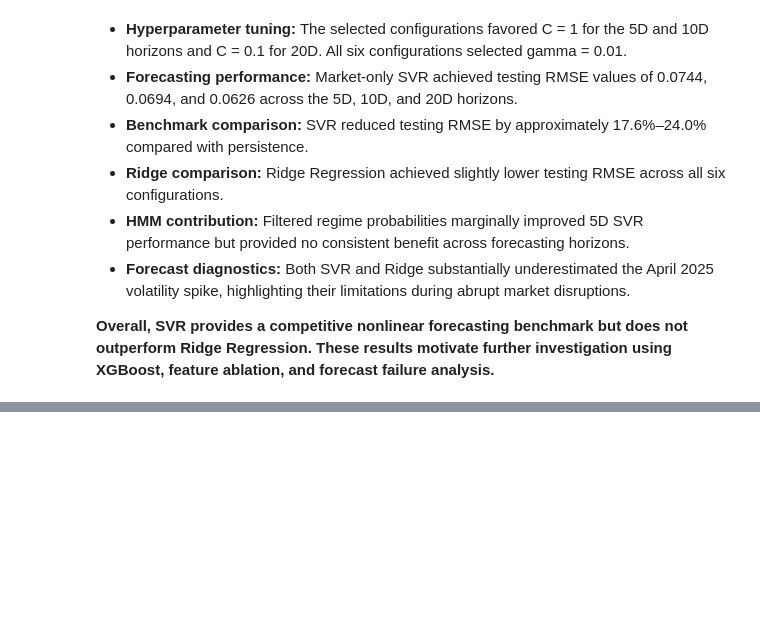
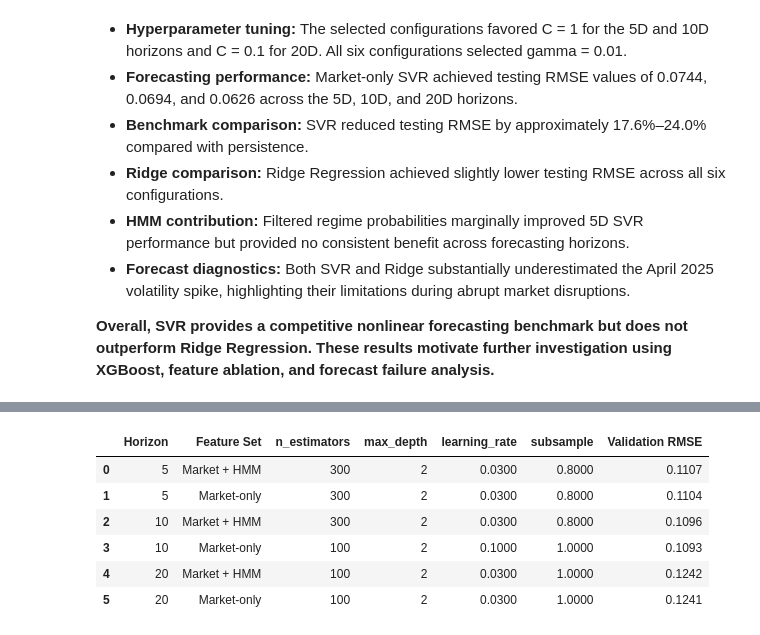
Before and after one commit to LR-Lemon/Milestone-II, a Jupyter notebook: notebooks/02_model_a_volatility_forecasting.ipynb, the cells around one changed output, grey strips where cells are left out. Cells and saved outputs as stored; diff of their text form; code cells hidden in the pictures; blank space fills up the shorter version.

```diff
--- a/notebooks/02_model_a_volatility_forecasting.ipynb
+++ b/notebooks/02_model_a_volatility_forecasting.ipynb
@@ -3348,0 +3433,92 @@ plt.show()
+# %%
+
+# --------------------------------------------------
+# 8.2 XGBoost Hyperparameter Tuning
+# --------------------------------------------------
+
+xgb_tuning_records = []
+xgb_models = {}
+
+for horizon in HORIZONS:
+
+    target = f"Forward_RV_{horizon}D"
+
+    for feature_name, features in feature_sets.items():
+
+        X_train = train_df[features]
+        y_train = train_df[target]
+
+        X_val = val_df[features]
+        y_val = val_df[target]
+
+        best_rmse = float("inf")
+        best_model = None
+        best_params = None
+
+        for n_estimators, max_depth, learning_rate, subsample in product(
+            XGB_PARAM_GRID["n_estimators"],
+            XGB_PARAM_GRID["max_depth"],
+            XGB_PARAM_GRID["learning_rate"],
+            XGB_PARAM_GRID["subsample"]
+        ):
+
+            model = build_xgb_model(
+                n_estimators=n_estimators,
+                max_depth=max_depth,
+                learning_rate=learning_rate,
+                subsample=subsample
+            )
+
+            model.fit(X_train, y_train)
+
+            val_pred = model.predict(X_val)
+            val_rmse = np.sqrt(mean_squared_error(y_val, val_pred))
+
+            xgb_tuning_records.append({
+                "Horizon": horizon,
+                "Feature Set": feature_name,
+                "n_estimators": n_estimators,
+                "max_depth": max_depth,
+                "learning_rate": learning_rate,
+                "subsample": subsample,
+                "Validation RMSE": val_rmse
+            })
+
+            if val_rmse < best_rmse:
+                best_rmse = val_rmse
+                best_model = model
+                best_params = {
+                    "n_estimators": n_estimators,
+                    "max_depth": max_depth,
+                    "learning_rate": learning_rate,
+                    "subsample": subsample
+                }
+
+        xgb_models[(horizon, feature_name)] = {
+            "Model": best_model,
+            "Parameters": best_params,
+            "Validation RMSE": best_rmse
+        }
+
+# Full tuning results
+xgb_tuning_df = pd.DataFrame(xgb_tuning_records)
+
+# Selected configurations
+xgb_best_df = (
+    xgb_tuning_df
+    .sort_values("Validation RMSE")
+    .groupby(["Horizon", "Feature Set"], as_index=False)
+    .first()
+    .sort_values(["Horizon", "Feature Set"])
+    .reset_index(drop=True)
+)
+
+display(xgb_best_df.round(4))
+# %% [output]
+|  | Horizon | Feature Set | n_estimators | max_depth | learning_rate | subsample | Validation RMSE |
+| 0 | 5 | Market + HMM | 300 | 2 | 0.0300 | 0.8000 | 0.1107 |
+| 1 | 5 | Market-only | 300 | 2 | 0.0300 | 0.8000 | 0.1104 |
+| 2 | 10 | Market + HMM | 300 | 2 | 0.0300 | 0.8000 | 0.1096 |
+| 3 | 10 | Market-only | 100 | 2 | 0.1000 | 1.0000 | 0.1093 |
+| 4 | 20 | Market + HMM | 100 | 2 | 0.0300 | 1.0000 | 0.1242 |
+| 5 | 20 | Market-only | 100 | 2 | 0.0300 | 1.0000 | 0.1241 |
```
Also changed, not shown: parts of 18 cells of this notebook.
